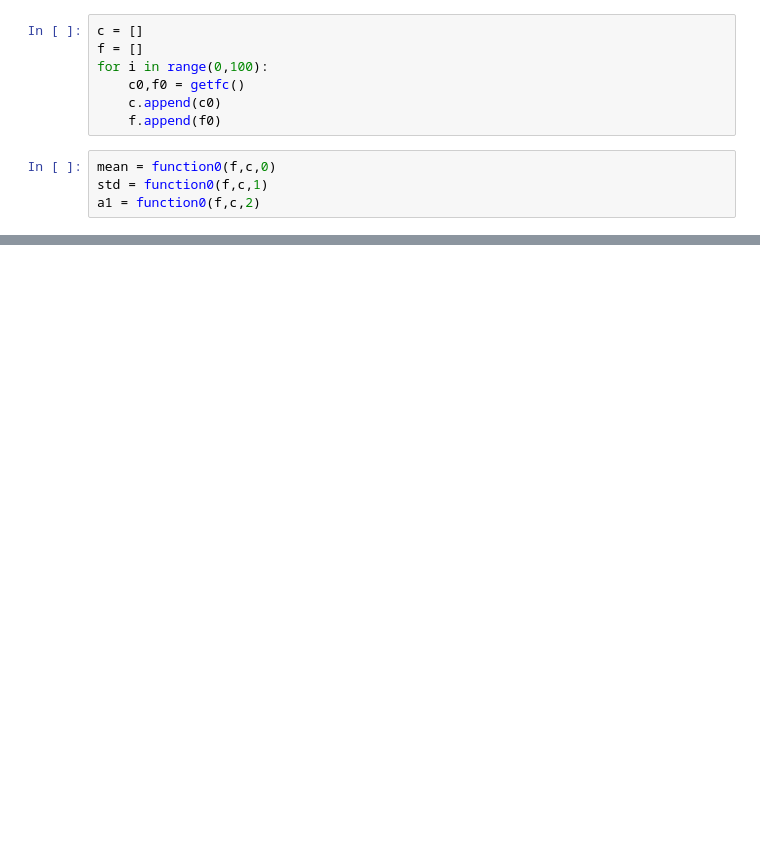
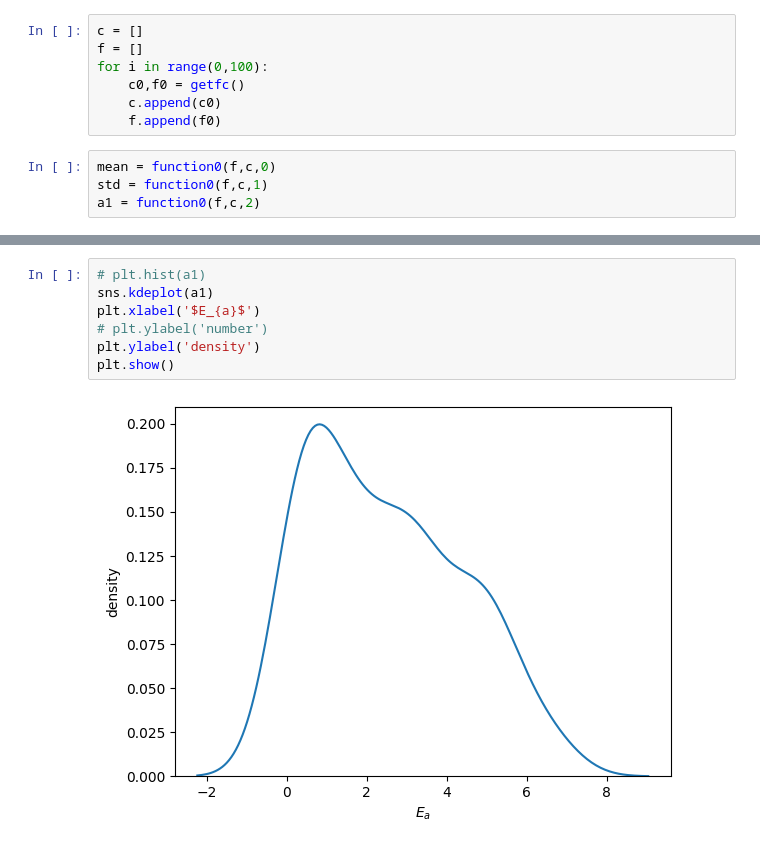
Before and after one commit to wanaler/BD_ML_AI, a Jupyter notebook: code/exersise4.ipynb, the cells around one changed output, grey strips where cells are left out. Drawn from its saved outputs; the diff is of its cells as text; blank space fills up the shorter version.

```diff
--- a/code/exersise4.ipynb
+++ b/code/exersise4.ipynb
@@ -93,0 +95,9 @@ plt.show()
+# %%
+# plt.hist(a1)
+sns.kdeplot(a1)
+plt.xlabel('$E_{a}$')
+# plt.ylabel('number')
+plt.ylabel('density')
+plt.show()
+# %% [output]
+[figure, added]
```
Also changed, not shown: parts of 11 cells of this notebook, 1 other file.
